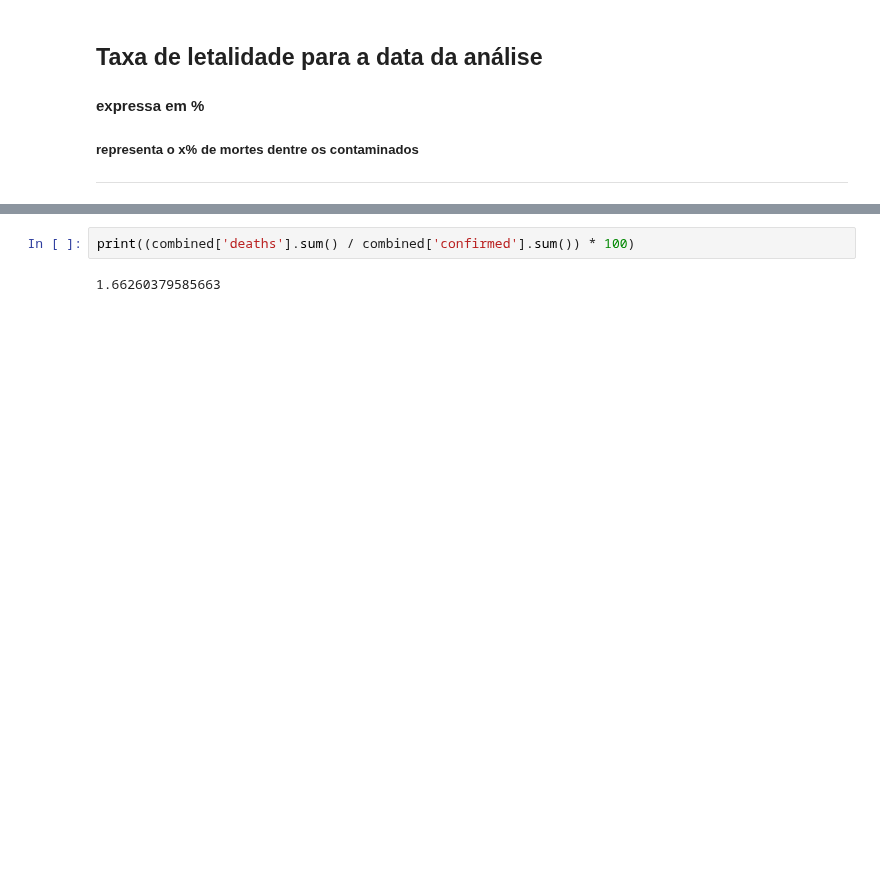
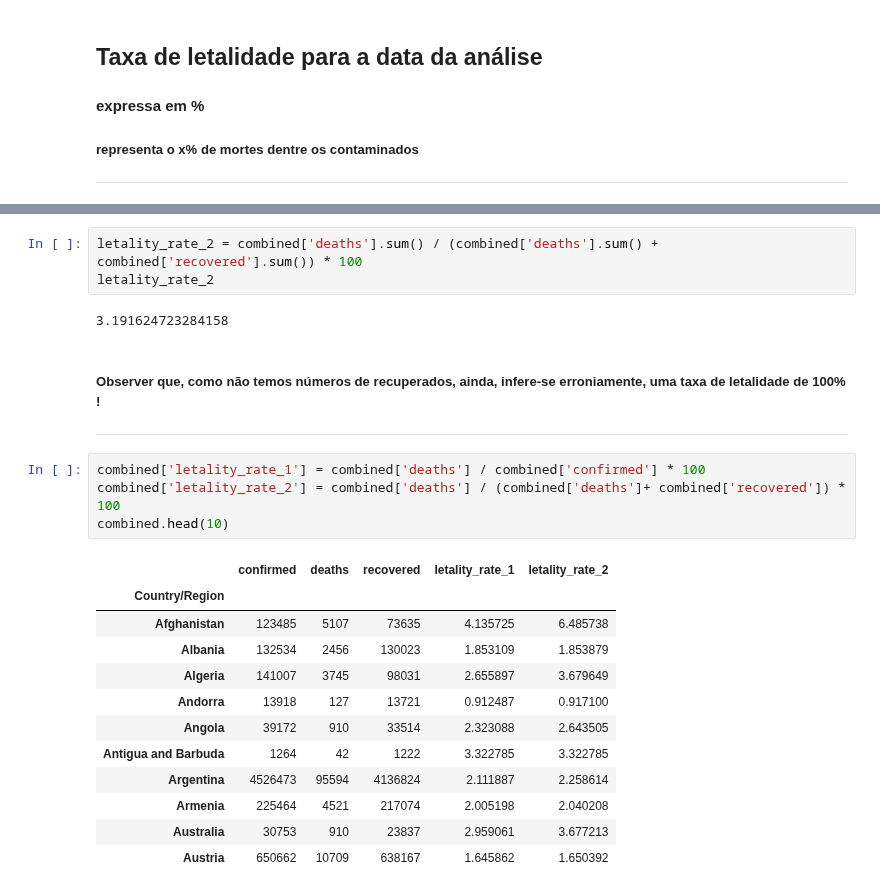
Before and after one commit to 6abi/data-science, a Jupyter notebook: ds_na_medicina/covid19.ipynb, the cells around one changed output, grey strips where cells are left out. Cells and saved outputs as stored; diff of their text form; blank space fills up the shorter version.

```diff
--- a/ds_na_medicina/covid19.ipynb
+++ b/ds_na_medicina/covid19.ipynb
@@ -210,4 +216,25 @@ combined.head(10)
 # %%
-print((combined['deaths'].sum() / combined['confirmed'].sum()) * 100)
+letality_rate_2 = combined['deaths'].sum() / (combined['deaths'].sum() + combined['recovered'].sum()) * 100
+letality_rate_2
 # %% [output]
-1.66260379585663
+3.191624723284158
+# %% [markdown]
+##### Observer que, como não temos números de recuperados, ainda, infere-se erroniamente, uma taxa de letalidade de 100% !
+***
+# %%
+combined['letality_rate_1'] = combined['deaths'] / combined['confirmed'] * 100
+combined['letality_rate_2'] = combined['deaths'] / (combined['deaths']+ combined['recovered']) * 100
+combined.head(10)
+# %% [output]
+|  | confirmed | deaths | recovered | letality_rate_1 | letality_rate_2 |
+| Country/Region |  |  |  |  |  |
+| Afghanistan | 123485 | 5107 | 73635 | 4.135725 | 6.485738 |
+| Albania | 132534 | 2456 | 130023 | 1.853109 | 1.853879 |
+| Algeria | 141007 | 3745 | 98031 | 2.655897 | 3.679649 |
+| Andorra | 13918 | 127 | 13721 | 0.912487 | 0.917100 |
+| Angola | 39172 | 910 | 33514 | 2.323088 | 2.643505 |
+| Antigua and Barbuda | 1264 | 42 | 1222 | 3.322785 | 3.322785 |
+| Argentina | 4526473 | 95594 | 4136824 | 2.111887 | 2.258614 |
+| Armenia | 225464 | 4521 | 217074 | 2.005198 | 2.040208 |
+| Australia | 30753 | 910 | 23837 | 2.959061 | 3.677213 |
+| Austria | 650662 | 10709 | 638167 | 1.645862 | 1.650392 |
```
Also changed, not shown: parts of 6 cells of this notebook.
